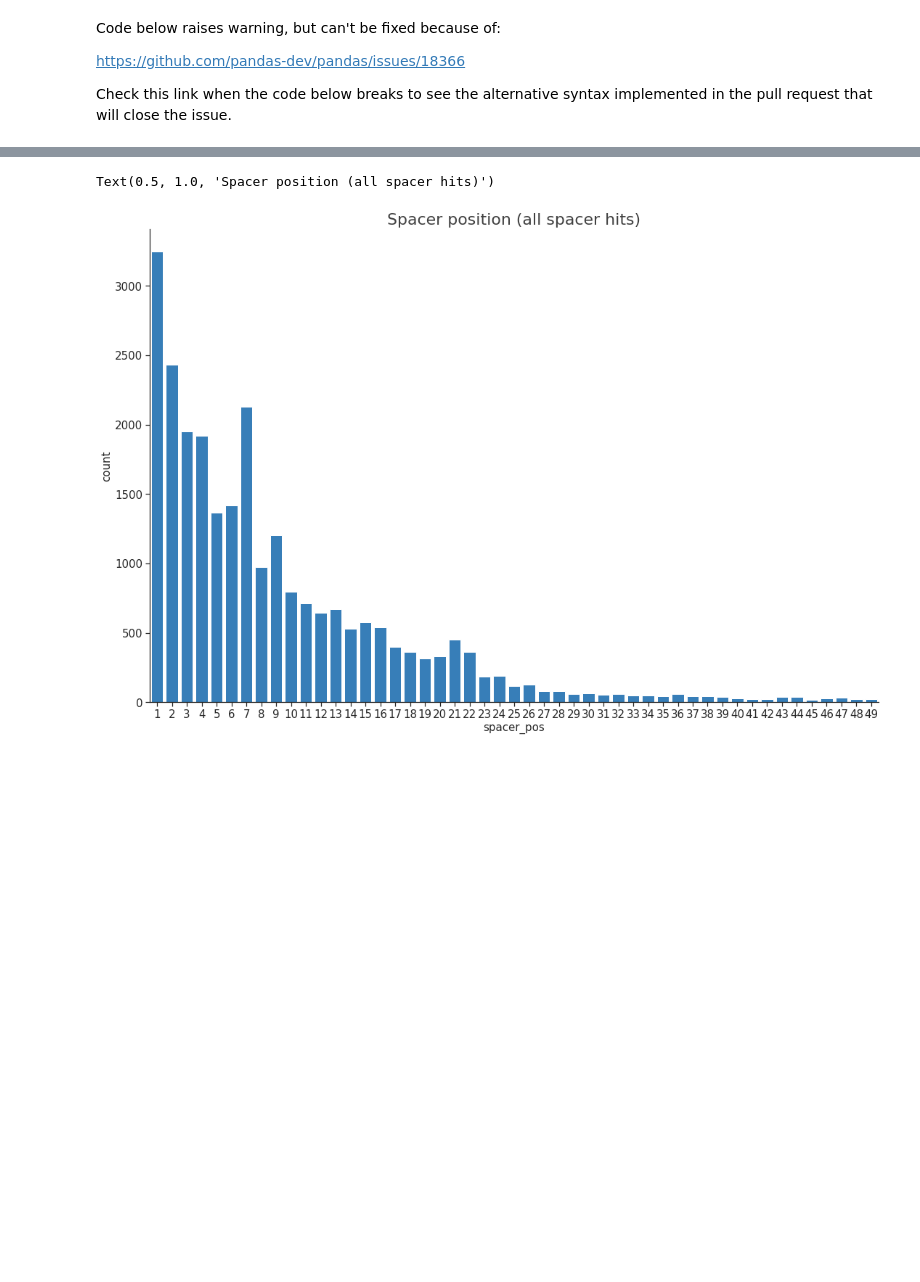
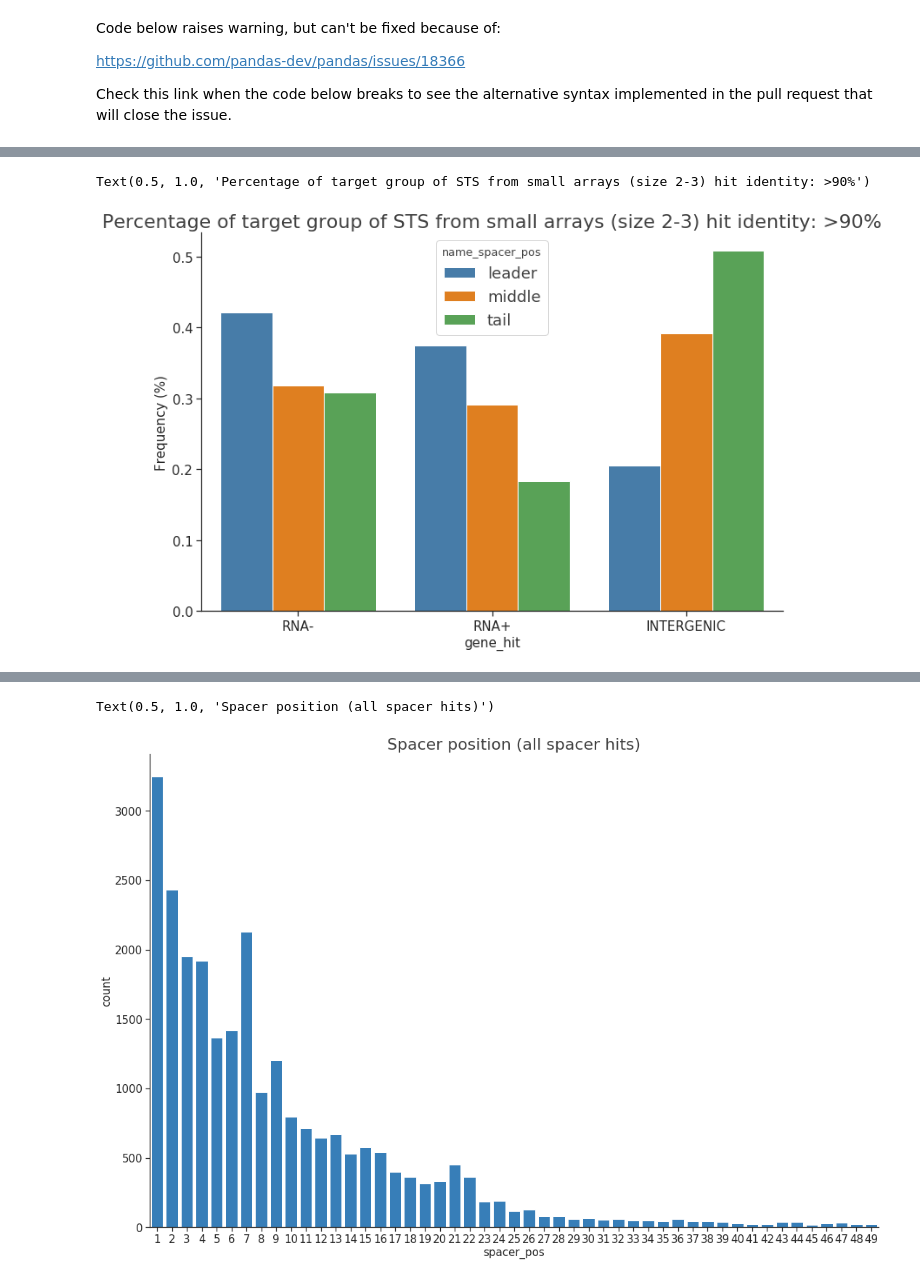
Before and after one commit to hwalinga/self-targeting-spacers-notebooks, a Jupyter notebook: new_res.ipynb, the cells around one changed output, grey strips where cells are left out. Cells and saved outputs as stored; diff of their text form; code cells hidden in the pictures; blank space fills up the shorter version.

```diff
--- a/new_res.ipynb
+++ b/new_res.ipynb
@@ -652,0 +727,17 @@ figure saved in /home/hielke/bep/figs/FOR_PUB/A7___Change_of_frequency_of_head_a
+# %%
+x, y, hue = 'gene_hit', 'Frequency (%)', 'name_spacer_pos'
+df.query('array_size < 4').pipe(
+    lambda d:
+    d[x]
+    .groupby(d[hue])
+    .value_counts(normalize=True)
+    .rename(y)
+    .reset_index()
+).pipe((sns.barplot, "data"), hue=hue, x=x, y=y)
+increase_figsize(2)
+sns.despine()
+plt.title("Percentage of target group of STS from small arrays (size 2-3) hit identity: %s" % perc_ident)
+# plt.legend(loc='upper center')
+# %% [output]
+Text(0.5, 1.0, 'Percentage of target group of STS from small arrays (size 2-3) hit identity: >90%')
+[figure, added]
```
Also changed, not shown: parts of 19 cells of this notebook.
